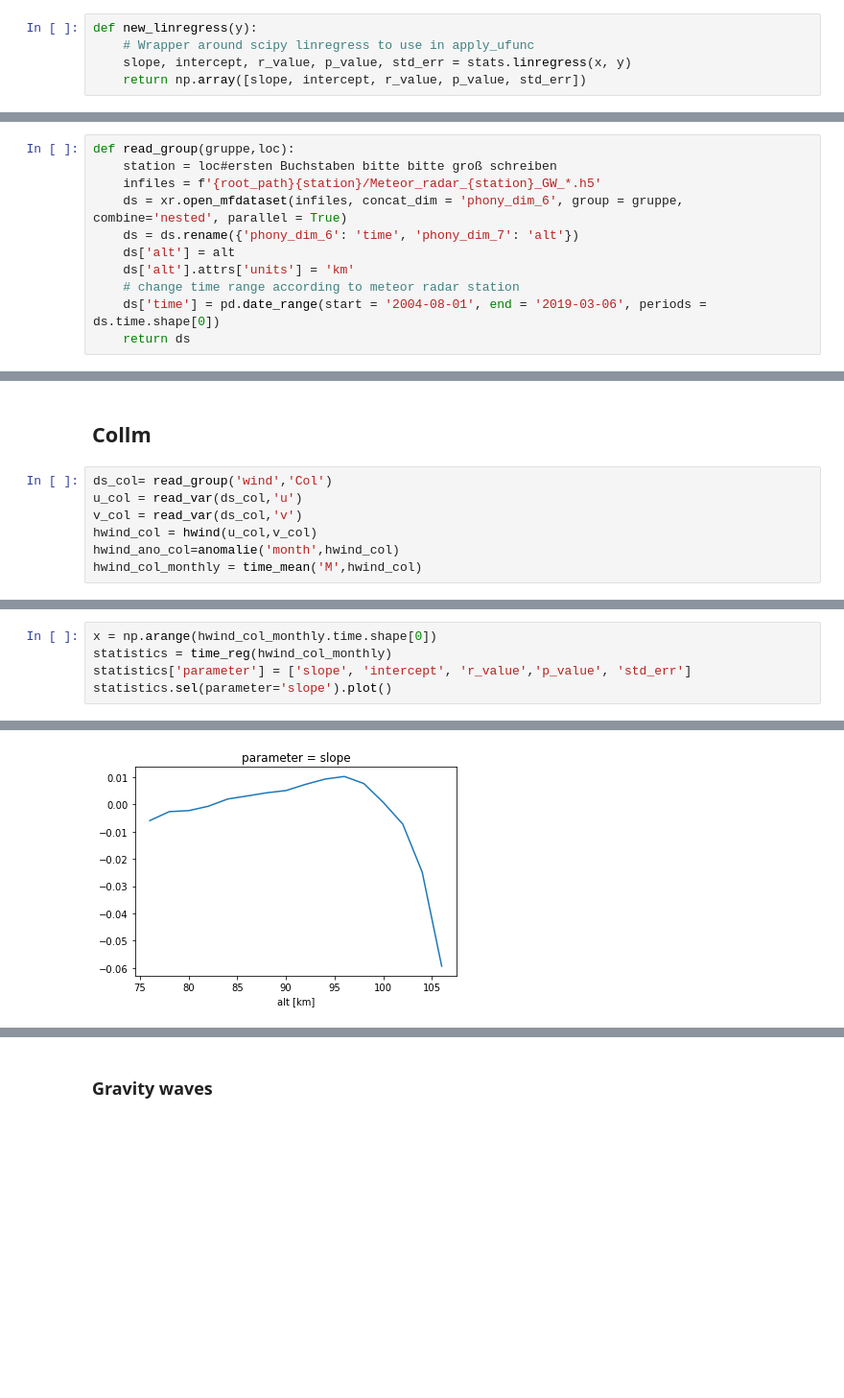
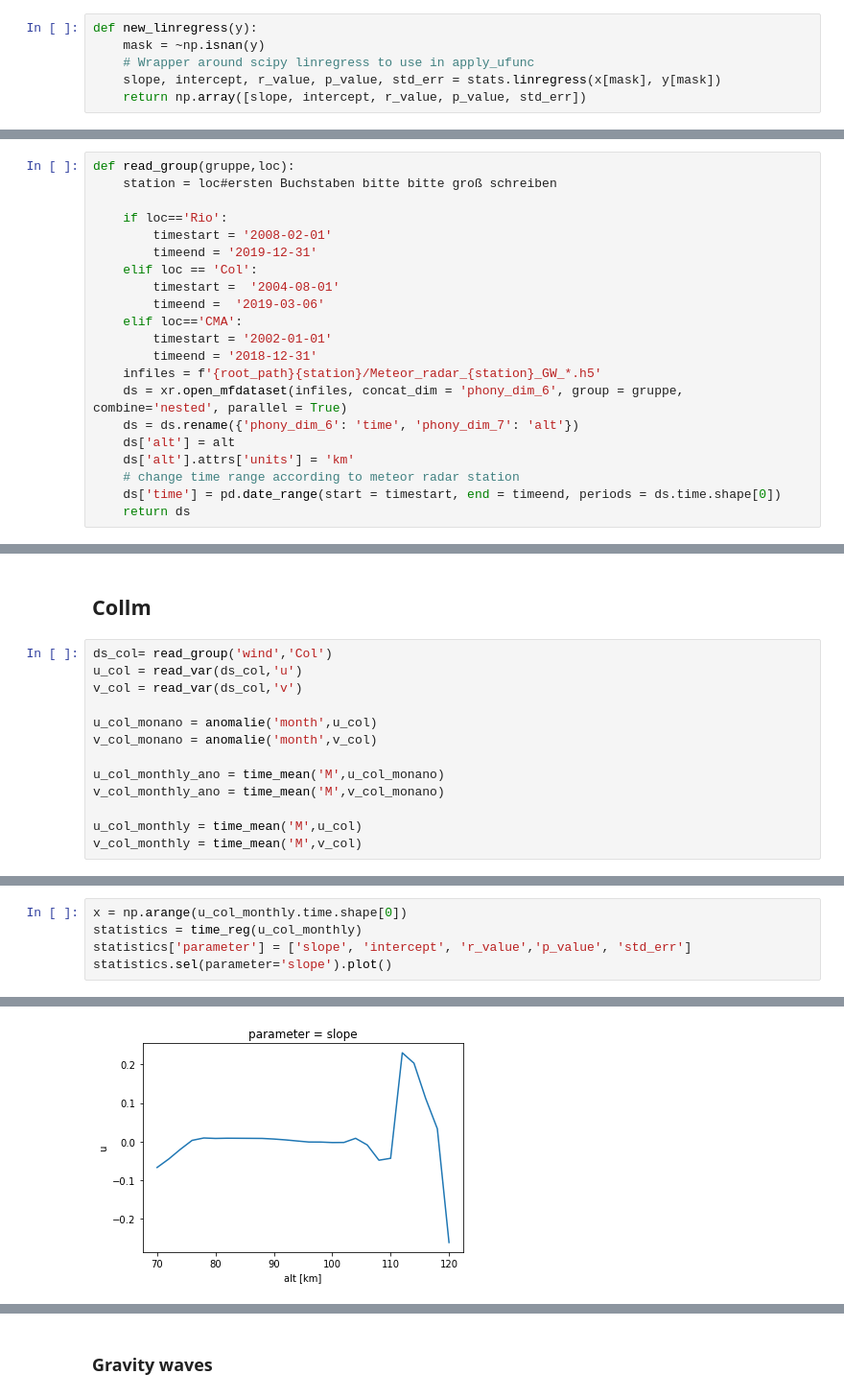
Before and after one commit to VACILT/trends_project, a Jupyter notebook: data_introduction_jason.ipynb, the cells around one changed output, grey strips where cells are left out. Shown at 96% size. Saved outputs shown, nothing was run; the diff lists cells and outputs as text; blank space fills up the shorter version.

```diff
--- a/data_introduction_jason.ipynb
+++ b/data_introduction_jason.ipynb
@@ -27,8 +55,9 @@ root_path = '/home/gemeinsam_tmp/UA_students/data/'
 ### lineare regression
 # %%
 def new_linregress(y):
+    mask = ~np.isnan(y)
     # Wrapper around scipy linregress to use in apply_ufunc
-    slope, intercept, r_value, p_value, std_err = stats.linregress(x, y)
+    slope, intercept, r_value, p_value, std_err = stats.linregress(x[mask], y[mask])
     return np.array([slope, intercept, r_value, p_value, std_err])
 # %%
 def time_reg(var):
@@ -46,13 +76,23 @@ def time_reg(var):
 # %%
 def read_group(gruppe,loc):
     station = loc#ersten Buchstaben bitte bitte groß schreiben
+
+    if loc=='Rio':
+        timestart = '2008-02-01'
+        timeend = '2019-12-31'
+    elif loc == 'Col':
+        timestart =  '2004-08-01'
+        timeend =  '2019-03-06'
+    elif loc=='CMA':
+        timestart = '2002-01-01'
+        timeend = '2018-12-31'
     infiles = f'{root_path}{station}/Meteor_radar_{station}_GW_*.h5'
     ds = xr.open_mfdataset(infiles, concat_dim = 'phony_dim_6', group = gruppe, combine='nested', parallel = True)
     ds = ds.rename({'phony_dim_6': 'time', 'phony_dim_7': 'alt'})
     ds['alt'] = alt
     ds['alt'].attrs['units'] = 'km'
     # change time range according to meteor radar station
-    ds['time'] = pd.date_range(start = '2004-08-01', end = '2019-03-06', periods = ds.time.shape[0])
+    ds['time'] = pd.date_range(start = timestart, end = timeend, periods = ds.time.shape[0])
     return ds
 # %%
 def read_var(gruppe, var):
@@ -82,6 +123,12 @@ def anomalie(step,var):
 ds_col= read_group('wind','Col')
 u_col = read_var(ds_col,'u')
 v_col = read_var(ds_col,'v')
-hwind_col = hwind(u_col,v_col)
-hwind_ano_col=anomalie('month',hwind_col)
-hwind_col_monthly = time_mean('M',hwind_col)
+
+u_col_monano = anomalie('month',u_col)
+v_col_monano = anomalie('month',v_col)
+
+u_col_monthly_ano = time_mean('M',u_col_monano)
+v_col_monthly_ano = time_mean('M',v_col_monano)
+
+u_col_monthly = time_mean('M',u_col)
+v_col_monthly = time_mean('M',v_col)
@@ -99,8 +167,8 @@ hwind_col_monthly.plot(x='time')
 # %%
-x = np.arange(hwind_col_monthly.time.shape[0])
-statistics = time_reg(hwind_col_monthly)
+x = np.arange(u_col_monthly.time.shape[0])
+statistics = time_reg(u_col_monthly)
 statistics['parameter'] = ['slope', 'intercept', 'r_value','p_value', 'std_err']
 statistics.sel(parameter='slope').plot()
 # %% [output]
 [<matplotlib.lines.Line2D at 0x...>]
-[figure, old version]
+[figure, new version]
```
Also changed, not shown: parts of 18 cells of this notebook.
